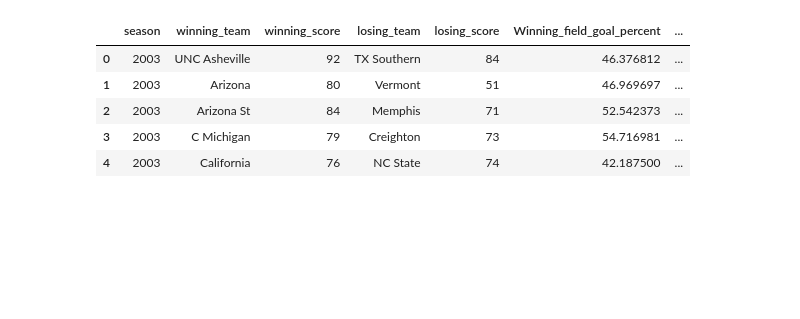
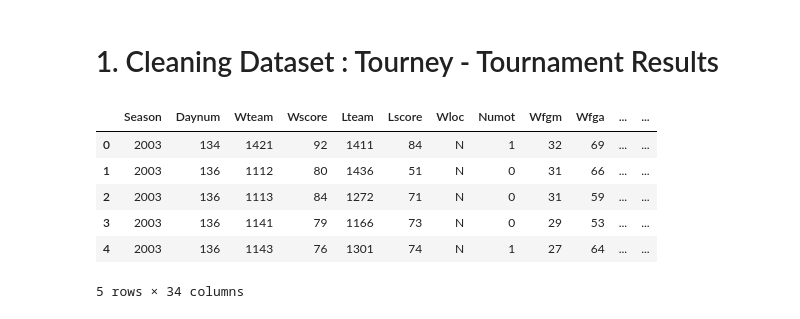
Before and after one commit to erickcp15/ETL-Project, a Jupyter notebook: March Madness Analysis.ipynb, the cells around one changed output. Saved outputs shown, nothing was run; the diff lists cells and outputs as text; code cells hidden in the pictures; blank space fills up the shorter version.

```diff
--- a/March Madness Analysis.ipynb
+++ b/March Madness Analysis.ipynb
@@ -142,11 +0,0 @@ tourney_df2
-# %%
-tourney_df2 = tourney_df2.rename(columns={'Wast':'Winning_assists','Wto':'Winning_turnovers','Wstl':'Winning_steals',\
-                         'Last':'Losing_assists','Lto':'Losing_turnover','Lstl':'Losing_steals'})
-tourney_df2.head()
-# %% [output]
-|  | season | winning_team | winning_score | losing_team | losing_score | Winning_field_goal_percent | ... |
-| 0 | 2003 | UNC Asheville | 92 | TX Southern | 84 | 46.376812 | ... |
-| 1 | 2003 | Arizona | 80 | Vermont | 51 | 46.969697 | ... |
-| 2 | 2003 | Arizona St | 84 | Memphis | 71 | 52.542373 | ... |
-| 3 | 2003 | C Michigan | 79 | Creighton | 73 | 54.716981 | ... |
-| 4 | 2003 | California | 76 | NC State | 74 | 42.187500 | ... |
@@ -157,0 +5,14 @@ engine = create_engine(f'postgresql://{connection_string}')
+# %% [markdown]
+# 1. Cleaning Dataset : Tourney - Tournament Results
+# %%
+# Read csv file and put into a dataframe
+tourney_df = pd.read_csv("tourney.csv")
+tourney_df.head()
+# %% [output]
+|  | Season | Daynum | Wteam | Wscore | Lteam | Lscore | Wloc | Numot | Wfgm | Wfga | ... | ... |
+| 0 | 2003 | 134 | 1421 | 92 | 1411 | 84 | N | 1 | 32 | 69 | ... | ... |
+| 1 | 2003 | 136 | 1112 | 80 | 1436 | 51 | N | 0 | 31 | 66 | ... | ... |
+| 2 | 2003 | 136 | 1113 | 84 | 1272 | 71 | N | 0 | 31 | 59 | ... | ... |
+| 3 | 2003 | 136 | 1141 | 79 | 1166 | 73 | N | 0 | 29 | 53 | ... | ... |
+| 4 | 2003 | 136 | 1143 | 76 | 1301 | 74 | N | 1 | 27 | 64 | ... | ... |
+5 rows × 34 columns
```
Also changed, not shown: parts of 65 cells of this notebook.
